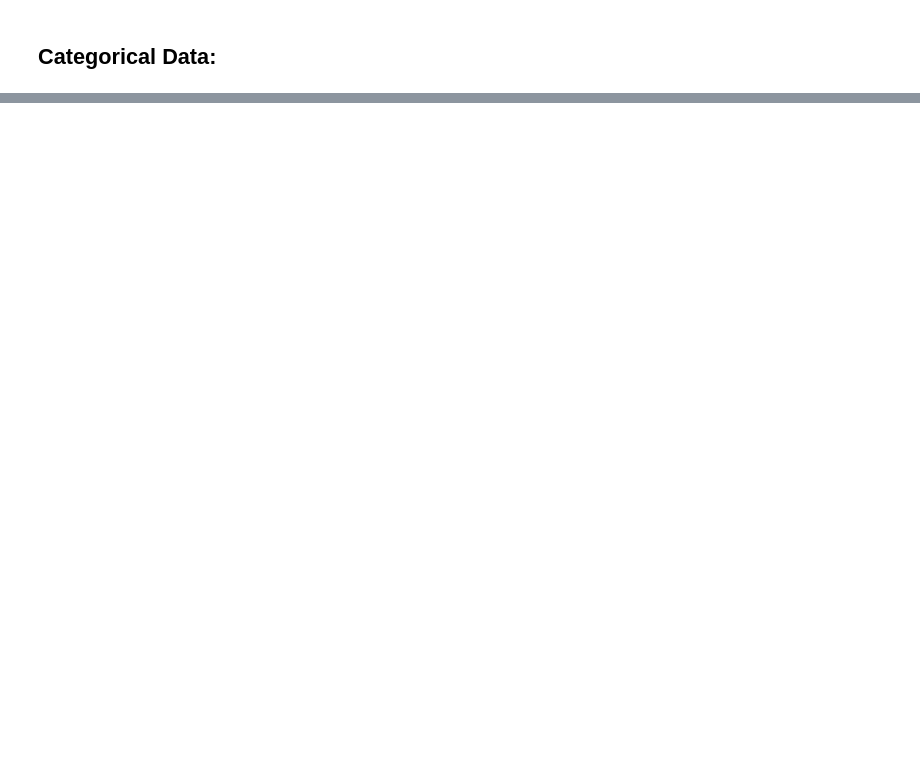
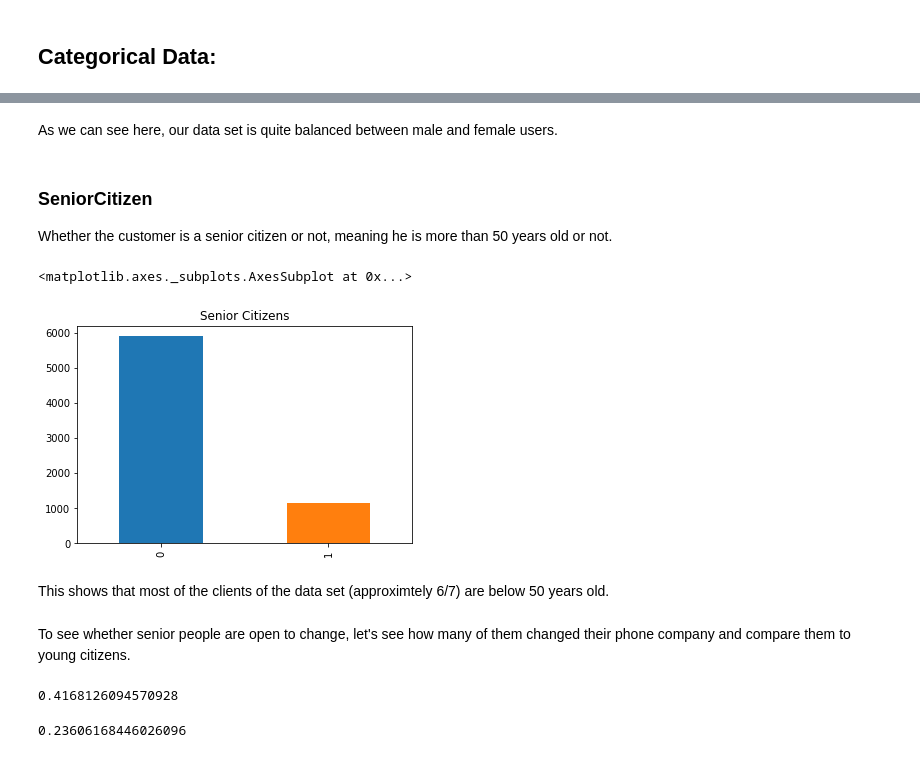
Before and after one commit to sami2310/Datascience-in-Practice, a Jupyter notebook: HW1/Data Exploration.ipynb, the cells around one changed output, grey strips where cells are left out. Cells and saved outputs as stored; diff of their text form; code cells hidden in the pictures; blank space fills up the shorter version.

```diff
--- a/HW1/Data Exploration.ipynb
+++ b/HW1/Data Exploration.ipynb
@@ -222,0 +194,26 @@ for i in range(1, 4):
+# %% [markdown]
+As we can see here, our data set is quite balanced between male and female users.
+# %% [markdown]
+### SeniorCitizen
+Whether the customer is a senior citizen or not, meaning he is more than 50 years old or not.
+# %%
+data["SeniorCitizen"].value_counts().plot(kind='bar', title="Senior Citizens distribution")
+# %% [output]
+<matplotlib.axes._subplots.AxesSubplot at 0x...>
+[figure, added]
+# %% [markdown]
+This shows that most of the clients of the data set (approximtely 6/7) are below 50 years old.
+# %% [markdown]
+To see whether senior people are open to change, let's see how many of them changed their phone company and compare them to young citizens.
+# %%
+Seniors = data[data["SeniorCitizen"]==1]
+Seniors_Churned = Seniors[Seniors["Churn"]=='Yes']
+len(Seniors_Churned)/len(Seniors)
+# %% [output]
+0.4168126094570928
+# %%
+Seniors = data[data["SeniorCitizen"]==0]
+Seniors_Churned = Seniors[Seniors["Churn"]=='Yes']
+len(Seniors_Churned)/len(Seniors)
+# %% [output]
+0.23606168446026096
```
Also changed, not shown: parts of 62 cells of this notebook.
